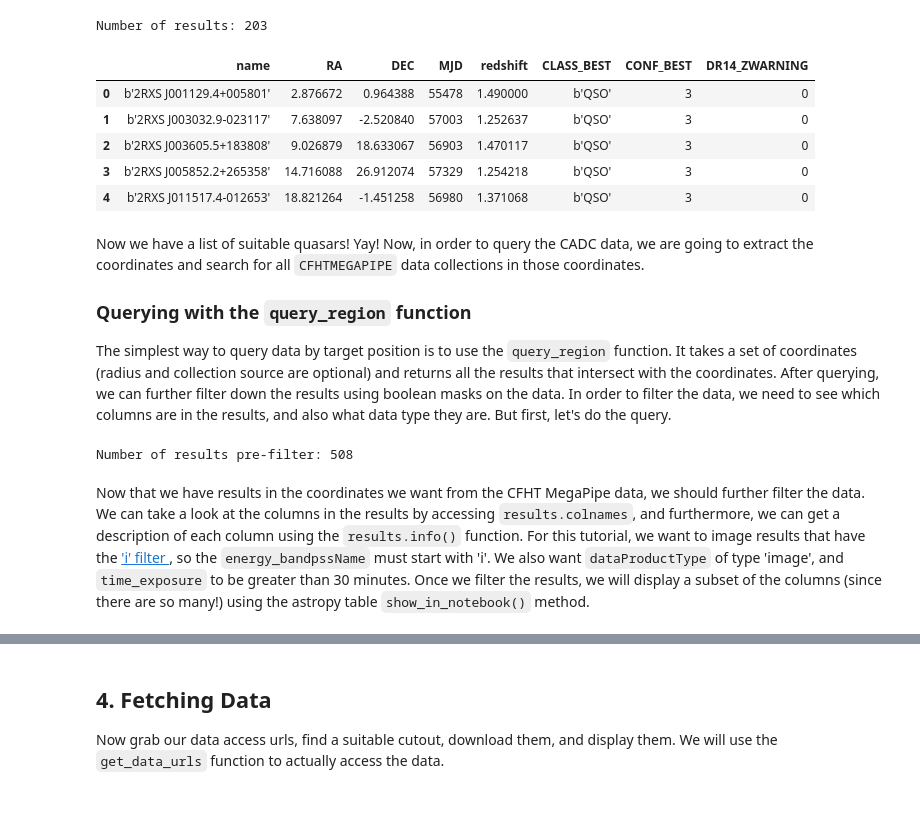
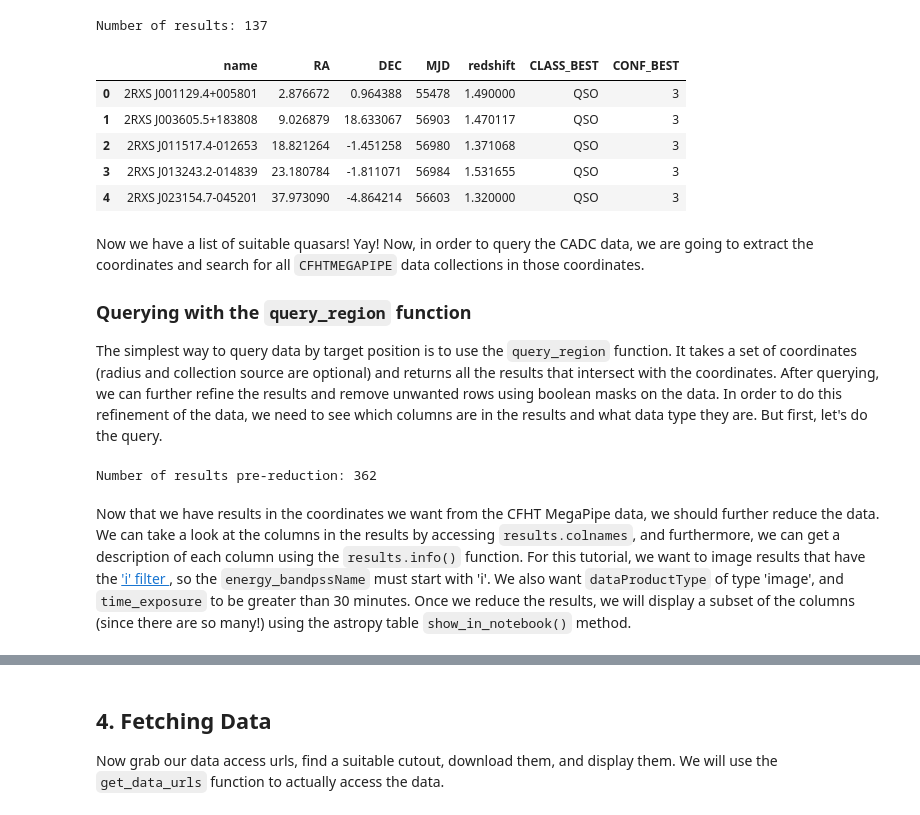
Before and after one commit to ellieb/astroquery_tutorial, a Jupyter notebook: astroquery_example_quasars.ipynb, the cells around one changed output, grey strips where cells are left out. Drawn from its saved outputs; the diff is of its cells as text; code cells hidden in the pictures.

```diff
--- a/astroquery_example_quasars.ipynb
+++ b/astroquery_example_quasars.ipynb
@@ -45,44 +50,48 @@ For this tutorial, we want to look at quasars within a particular redshift range
 
 We can actually query and collect the quasar catalog data in one step using the SkyServer API. There is a SQL search service which allows us to pass in an SQL query and it returns the results in the specified format. Check the [API docs](https://skyserver.sdss.org/dr14/en/help/docs/api.aspx#search) for more information about the service.
 # %%
-import urllib
 from astropy.table import Table
+from urllib.parse import urlencode
 
 # Define the query
 query = """SELECT name, DR14_PLUG_RA AS RA, DR14_PLUG_DEC AS DEC, MJD, redshift,
-CLASS_BEST, CONF_BEST, DR14_ZWARNING FROM spiders_quasar
+CLASS_BEST, CONF_BEST FROM spiders_quasar
 WHERE ( redshift > {redshift_lower} AND redshift < {redshift_upper}
-AND CLASS_BEST='QSO' AND DR14_ZWARNING=0 )""".format(redshift_lower=1.2,
+AND CLASS_BEST='QSO' AND DR14_ZWARNING=0 )""".format(redshift_lower=1.3,
                                                      redshift_upper=1.6)
 
 # Build the request
 base_url = 'http://skyserver.sdss.org/dr14/SkyServerWS/SearchTools/SqlSearch'
 parameters = {'cmd': query, 'format': 'fits'}
-url_params = urllib.parse.urlencode(parameters)
+url_params = urlencode(parameters)
 data_url = '{}?{}'.format(base_url, url_params)
 
 # Grab the data from the url and convert to a pandas dataframe
 qso_table = Table.read(data_url, format='fits')
 qso_data = qso_table.to_pandas()
 
+# Convert byte strings to regular strings
+qso_data["CLASS_BEST"] = qso_data["CLASS_BEST"].str.decode("utf-8")
+qso_data["name"] = qso_data["name"].str.decode("utf-8")
+
 print('Number of results: {}'.format(len(qso_data)))
 qso_data.head()
 # %% [output]
-Number of results: 203
+Number of results: 137
-|  | name | RA | DEC | MJD | redshift | CLASS_BEST | CONF_BEST | DR14_ZWARNING |
-| 0 | b'2RXS J001129.4+005801' | 2.876672 | 0.964388 | 55478 | 1.490000 | b'QSO' | 3 | 0 |
-| 1 | b'2RXS J003032.9-023117' | 7.638097 | -2.520840 | 57003 | 1.252637 | b'QSO' | 3 | 0 |
-| 2 | b'2RXS J003605.5+183808' | 9.026879 | 18.633067 | 56903 | 1.470117 | b'QSO' | 3 | 0 |
-| 3 | b'2RXS J005852.2+265358' | 14.716088 | 26.912074 | 57329 | 1.254218 | b'QSO' | 3 | 0 |
-| 4 | b'2RXS J011517.4-012653' | 18.821264 | -1.451258 | 56980 | 1.371068 | b'QSO' | 3 | 0 |
+|  | name | RA | DEC | MJD | redshift | CLASS_BEST | CONF_BEST |
+| 0 | 2RXS J001129.4+005801 | 2.876672 | 0.964388 | 55478 | 1.490000 | QSO | 3 |
+| 1 | 2RXS J003605.5+183808 | 9.026879 | 18.633067 | 56903 | 1.470117 | QSO | 3 |
+| 2 | 2RXS J011517.4-012653 | 18.821264 | -1.451258 | 56980 | 1.371068 | QSO | 3 |
+| 3 | 2RXS J013243.2-014839 | 23.180784 | -1.811071 | 56984 | 1.531655 | QSO | 3 |
+| 4 | 2RXS J023154.7-045201 | 37.973090 | -4.864214 | 56603 | 1.320000 | QSO | 3 |
 # %% [markdown]
 Now we have a list of suitable quasars! Yay! Now, in order to query the CADC data, we are going to extract the coordinates and search for all `CFHTMEGAPIPE` data collections in those coordinates.
 
 ### Querying with the `query_region` function
-The simplest way to query data by target position is to use the `query_region` function. It takes a set of coordinates (radius and collection source are optional) and returns all the results that intersect with the coordinates. After querying, we can further filter down the results using boolean masks on the data. In order to filter the data, we need to see which columns are in the results, and also what data type they are. But first, let's do the query.
+The simplest way to query data by target position is to use the `query_region` function. It takes a set of coordinates (radius and collection source are optional) and returns all the results that intersect with the coordinates. After querying, we can further refine the results and remove unwanted rows using boolean masks on the data. In order to do this refinement of the data, we need to see which columns are in the results and what data type they are. But first, let's do the query.
 # %%
+from astroquery.cadc import Cadc
 from astropy.table import vstack
-from astroquery.cadc import Cadc
 from astropy.coordinates import SkyCoord
 
 # Instantiate cadc module
@@ -115,11 +124,11 @@ for name, coords, redshift in zip(name_list, coords_list, redshift_list):
 # Then vertically combine all the results into one table
 results = vstack(results_list)
 
-print('Number of results pre-filter: {}'.format(len(results)))
+print('Number of results pre-reduction: {}'.format(len(results)))
 # %% [output]
-Number of results pre-filter: 508
+Number of results pre-reduction: 362
 # %% [markdown]
-Now that we have results in the coordinates we want from the CFHT MegaPipe data, we should further filter the data. We can take a look at the columns in the results by accessing `results.colnames`, and furthermore, we can get a description of each column using the `results.info()` function. For this tutorial, we want to image results that have the ['i' filter ](https://www.cadc-ccda.hia-iha.nrc-cnrc.gc.ca/en/megapipe/docs/filt.html), so the `energy_bandpssName` must start with 'i'. We also want `dataProductType` of type 'image', and `time_exposure` to be greater than 30 minutes. Once we filter the results, we will display a subset of the columns (since there are so many!) using the astropy table `show_in_notebook()` method.
+Now that we have results in the coordinates we want from the CFHT MegaPipe data, we should further reduce the data. We can take a look at the columns in the results by accessing `results.colnames`, and furthermore, we can get a description of each column using the `results.info()` function. For this tutorial, we want to image results that have the ['i' filter ](https://www.cadc-ccda.hia-iha.nrc-cnrc.gc.ca/en/megapipe/docs/filt.html), so the `energy_bandpssName` must start with 'i'. We also want `dataProductType` of type 'image', and `time_exposure` to be greater than 30 minutes. Once we reduce the results, we will display a subset of the columns (since there are so many!) using the astropy table `show_in_notebook()` method.
 # %%
 from astropy.table import unique
 
```
Also changed, not shown: parts of 8 cells of this notebook.
